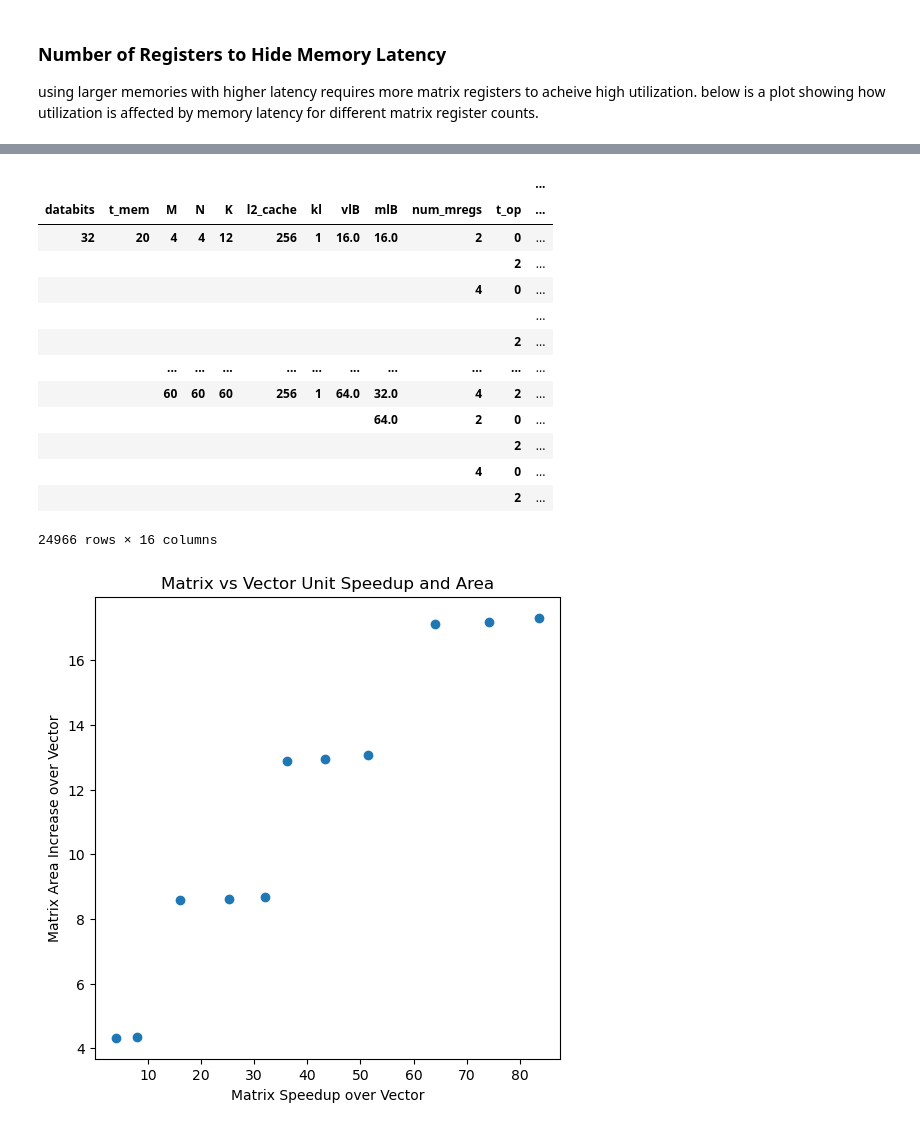
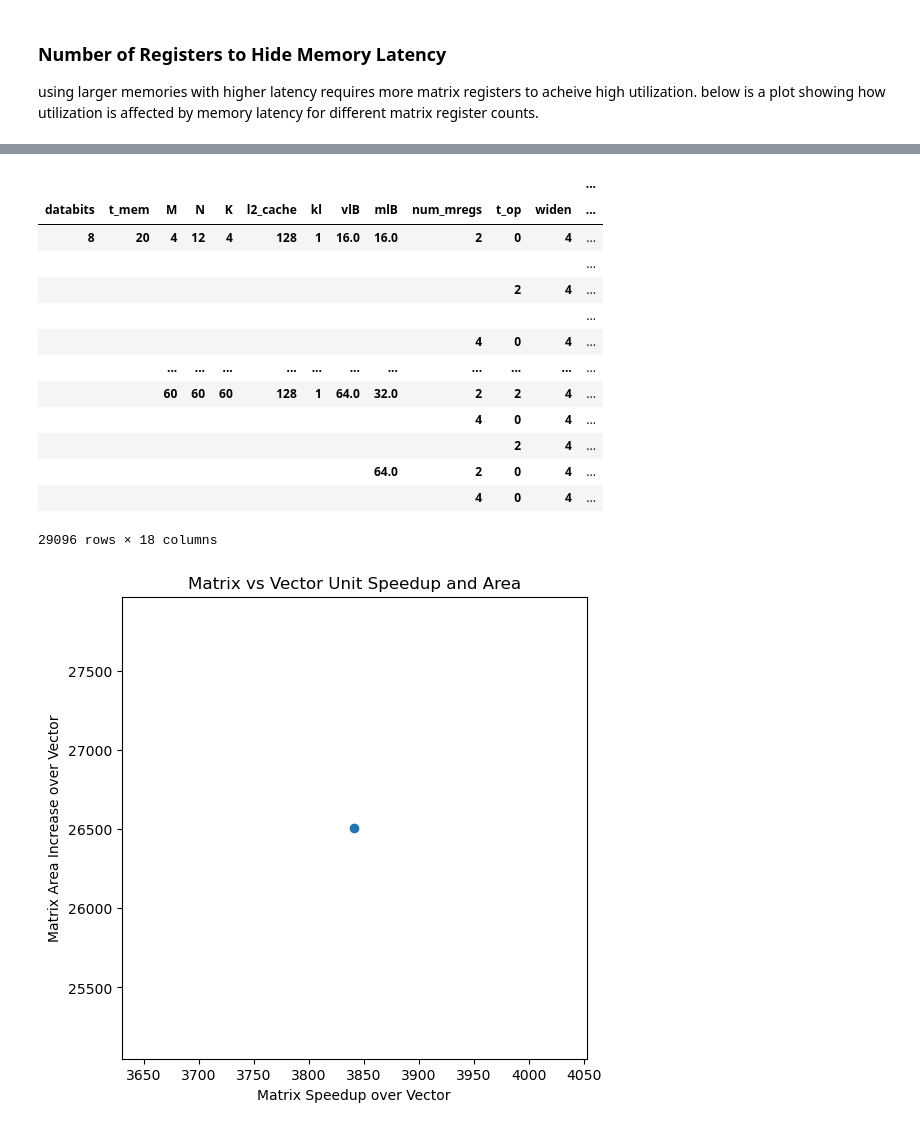
Before and after one commit to miles-rusch-berkeley/opu-model, a Jupyter notebook: vector_compare.ipynb, the cells around one changed output, grey strips where cells are left out. Cells and saved outputs as stored; diff of their text form; code cells hidden in the pictures.

```diff
--- a/vector_compare.ipynb
+++ b/vector_compare.ipynb
@@ -74,4 +31,9 @@ With these plots we can visualize the tradeoffs between ngates capacity, memory
 # %%
+fig, axs = plt.subplots(1,figsize=(6,6))
+axs.set_title('Matrix vs Vector Unit Speedup and Area')
+axs.set_xlabel('Matrix Speedup over Vector')
+axs.set_ylabel('Matrix Area Increase over Vector')
+
 perf_model = fmodel.init_pm(
     # mlB = np.array(range(128,513, 32))/8,
     mlB = np.array([128, 256, 512])/8,
@@ -83,22 +45,7 @@ perf_model = fmodel.init_pm(
     t_op = np.array([0, 2]),
     width_mmu = np.array([0.5, 1])
 )
-perf_model = perf_model[perf_model['max_mem_bw'] <= 64]
-perf_model = perf_model[perf_model['ops_cycle'] >= 1/4e-2]
 
-pm_pareto = perf_model[['ops_cycle','opu_gates', 'max_mem_bw']]
-mask = paretoset(pm_pareto, sense=['max', 'min', 'min'])
 
-bw = perf_model.loc[mask,'max_mem_bw']
-ngates = perf_model.loc[mask,'opu_gates']
-opc = perf_model.loc[mask,'ops_cycle']
-
-fig, axs = plt.subplots(1,figsize=(6,6))
-axs.set_title('Pareto Optimal Front')
-axs.set_xlabel('Cycles per Operation')
-axs.set_ylabel('Estimated Area [cmos gates]')
-
-scatter = axs.scatter(1/opc, ngates, c=bw, cmap='viridis', s=100)
-axs.ticklabel_format(style='sci', axis='x', scilimits=(0,0))
-fig.colorbar(scatter, ax=axs, label='Memory Bandwidth [Bytes/cycle]')
-perf_model[mask]
+scatter = axs.scatter(speedup_vec, vec_area)
+perf_model
@@ -121,33 +52,37 @@ perf_model[mask]
 # %%
-pm_pareto = perf_model[['speedup_vec','gates_vec']]
+
+# perf_model = perf_model[perf_model['blas_mem_bw'] <= 64]
+# perf_model = perf_model[perf_model['ops_cycle'] >= 1/4e-2]
+
+pm_pareto = perf_model[['speedup_vec','vec_area']]
 mask = paretoset(pm_pareto, sense=['max', 'min'])
 
 speedup_vec = perf_model.loc[mask, 'speedup_vec']
-gates_vec = perf_model.loc[mask, 'gates_vec']
+vec_area = perf_model.loc[mask, 'vec_area']
 
 fig, axs = plt.subplots(1,figsize=(6,6))
 axs.set_title('Matrix vs Vector Unit Speedup and Area')
 axs.set_xlabel('Matrix Speedup over Vector')
 axs.set_ylabel('Matrix Area Increase over Vector')
 
-scatter = axs.scatter(speedup_vec, gates_vec)
+scatter = axs.scatter(speedup_vec, vec_area)
 perf_model
 # %% [output]
-|  |  |  |  |  |  |  |  |  |  |  | ... |
-| databits | t_mem | M | N | K | l2_cache | kl | vlB | mlB | num_mregs | t_op | ... |
-| 32 | 20 | 4 | 4 | 12 | 256 | 1 | 16.0 | 16.0 | 2 | 0 | ... |
-|  |  |  |  |  |  |  |  |  |  | 2 | ... |
-|  |  |  |  |  |  |  |  |  | 4 | 0 | ... |
-|  |  |  |  |  |  |  |  |  |  |  | ... |
-|  |  |  |  |  |  |  |  |  |  | 2 | ... |
-|  |  | ... | ... | ... | ... | ... | ... | ... | ... | ... | ... |
-|  |  | 60 | 60 | 60 | 256 | 1 | 64.0 | 32.0 | 4 | 2 | ... |
-|  |  |  |  |  |  |  |  | 64.0 | 2 | 0 | ... |
-|  |  |  |  |  |  |  |  |  |  | 2 | ... |
-|  |  |  |  |  |  |  |  |  | 4 | 0 | ... |
-|  |  |  |  |  |  |  |  |  |  | 2 | ... |
+|  |  |  |  |  |  |  |  |  |  |  |  | ... |
+| databits | t_mem | M | N | K | l2_cache | kl | vlB | mlB | num_mregs | t_op | widen | ... |
+| 8 | 20 | 4 | 12 | 4 | 128 | 1 | 16.0 | 16.0 | 2 | 0 | 4 | ... |
+|  |  |  |  |  |  |  |  |  |  |  |  | ... |
+|  |  |  |  |  |  |  |  |  |  | 2 | 4 | ... |
+|  |  |  |  |  |  |  |  |  |  |  |  | ... |
+|  |  |  |  |  |  |  |  |  | 4 | 0 | 4 | ... |
+|  |  | ... | ... | ... | ... | ... | ... | ... | ... | ... | ... | ... |
+|  |  | 60 | 60 | 60 | 128 | 1 | 64.0 | 32.0 | 2 | 2 | 4 | ... |
+|  |  |  |  |  |  |  |  |  | 4 | 0 | 4 | ... |
+|  |  |  |  |  |  |  |  |  |  | 2 | 4 | ... |
+|  |  |  |  |  |  |  |  | 64.0 | 2 | 0 | 4 | ... |
+|  |  |  |  |  |  |  |  |  | 4 | 0 | 4 | ... |
-24966 rows × 16 columns
+29096 rows × 18 columns
-[figure, old version]
+[figure, new version]
 # %%
 # Group by M, N, K and find the maximum speedup_vec for each group
 avg_nmk = perf_model.groupby(['vlB', 'mlB', 'num_mregs', 't_op', 'width_mmu'])['util'].mean().reset_index()
```
Also changed, not shown: parts of 8 cells of this notebook, 5 other files.
